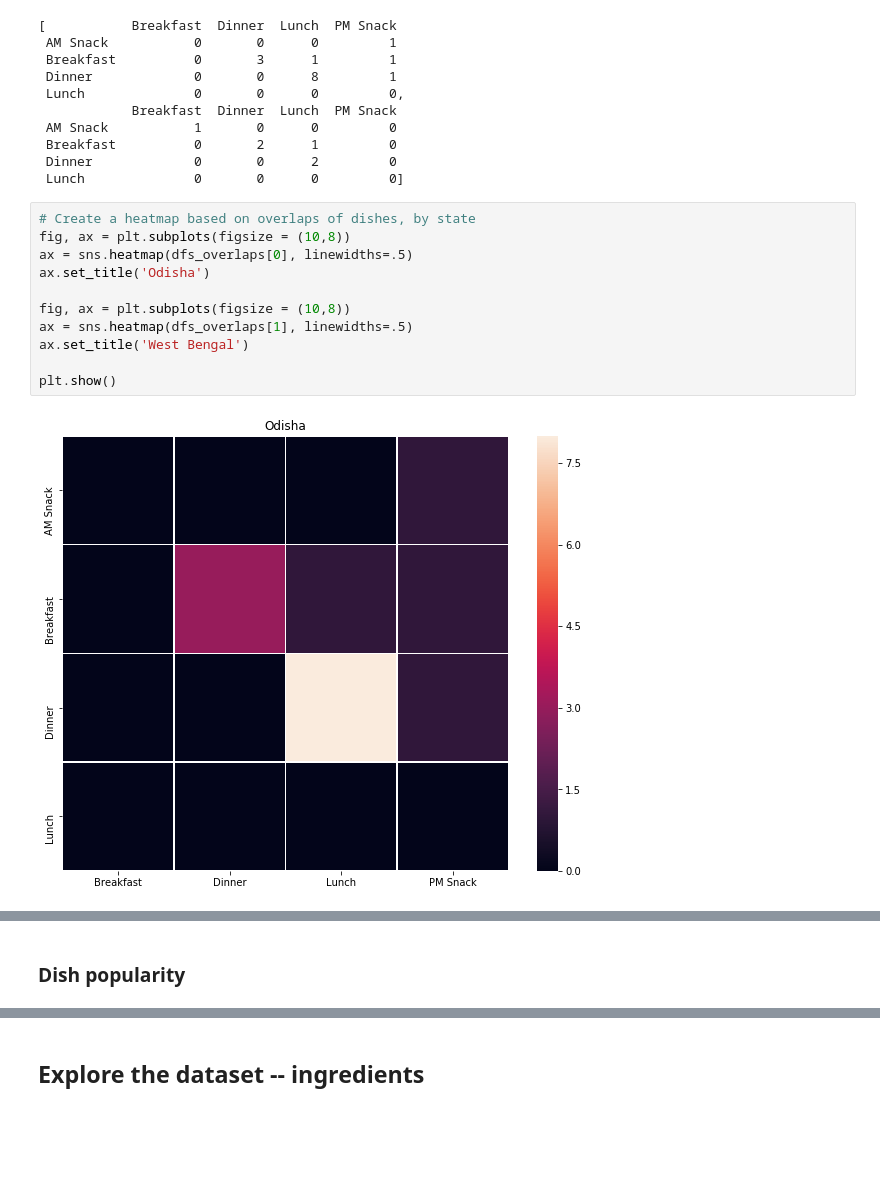
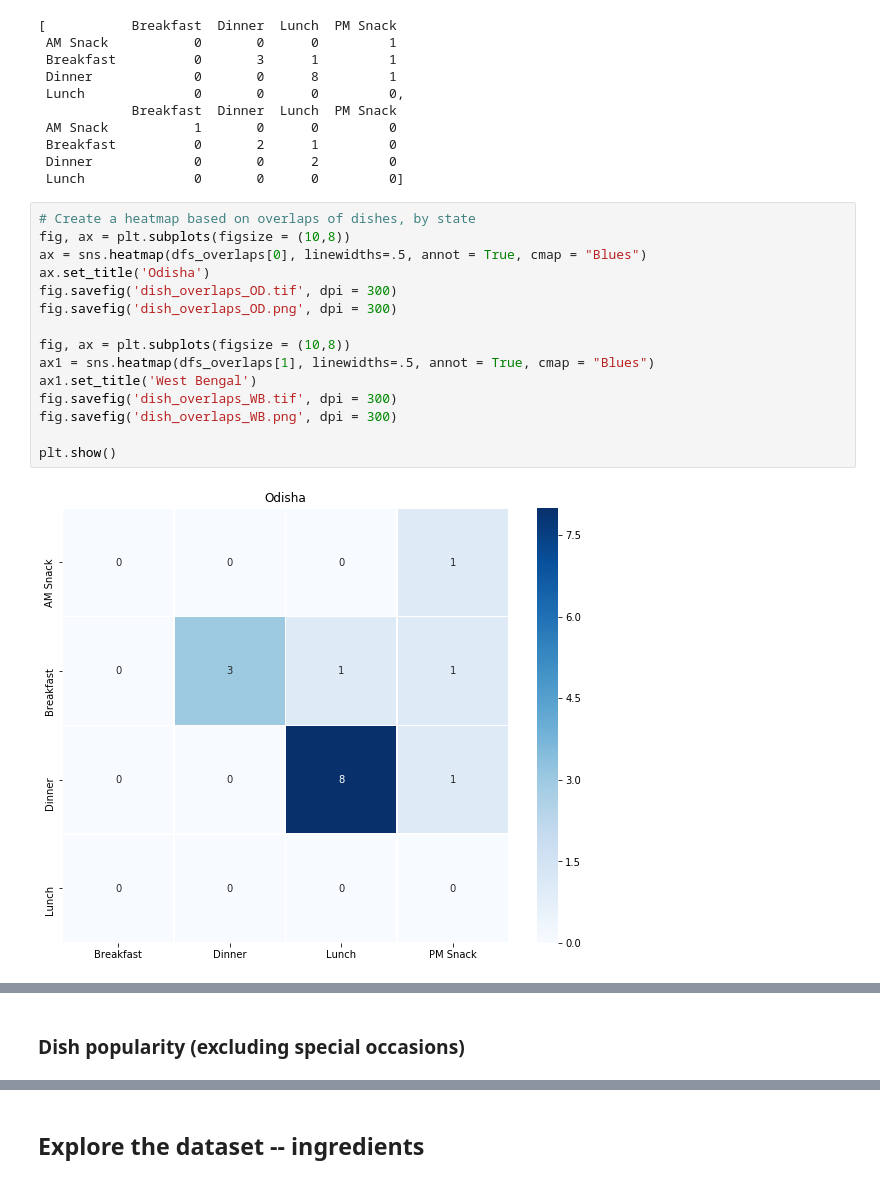
Before and after one commit to rochiecuevas/FoodChoice, a Jupyter notebook: Expert_Elicitation.ipynb, the cells around one changed output, grey strips where cells are left out. Cells and saved outputs as stored; diff of their text form; blank space fills up the shorter version.

Commit message:
started working on dish classifications

```diff
--- a/Expert_Elicitation.ipynb
+++ b/Expert_Elicitation.ipynb
@@ -352,13 +354,17 @@ dfs_overlaps
 # %%
 # Create a heatmap based on overlaps of dishes, by state
 fig, ax = plt.subplots(figsize = (10,8))
-ax = sns.heatmap(dfs_overlaps[0], linewidths=.5)
+ax = sns.heatmap(dfs_overlaps[0], linewidths=.5, annot = True, cmap = "Blues")
 ax.set_title('Odisha')
+fig.savefig('dish_overlaps_OD.tif', dpi = 300)
+fig.savefig('dish_overlaps_OD.png', dpi = 300)
 
 fig, ax = plt.subplots(figsize = (10,8))
-ax = sns.heatmap(dfs_overlaps[1], linewidths=.5)
-ax.set_title('West Bengal')
+ax1 = sns.heatmap(dfs_overlaps[1], linewidths=.5, annot = True, cmap = "Blues")
+ax1.set_title('West Bengal')
+fig.savefig('dish_overlaps_WB.tif', dpi = 300)
+fig.savefig('dish_overlaps_WB.png', dpi = 300)
 
 plt.show()
 # %% [output]
-[figure, old version]
+[figure, new version]
@@ -366,3 +372,3 @@ plt.show()
 # %% [markdown]
-### Dish popularity
+### Dish popularity (excluding special occasions)
 # %%
```
Also changed, not shown: parts of 11 cells of this notebook.
